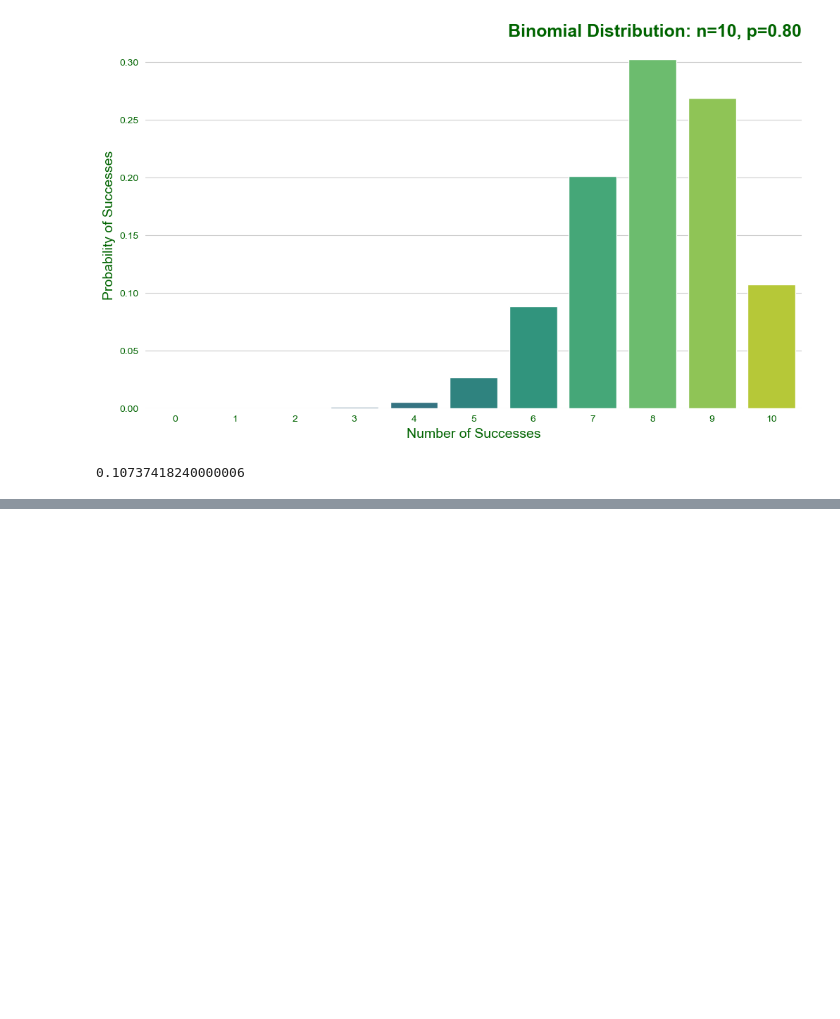
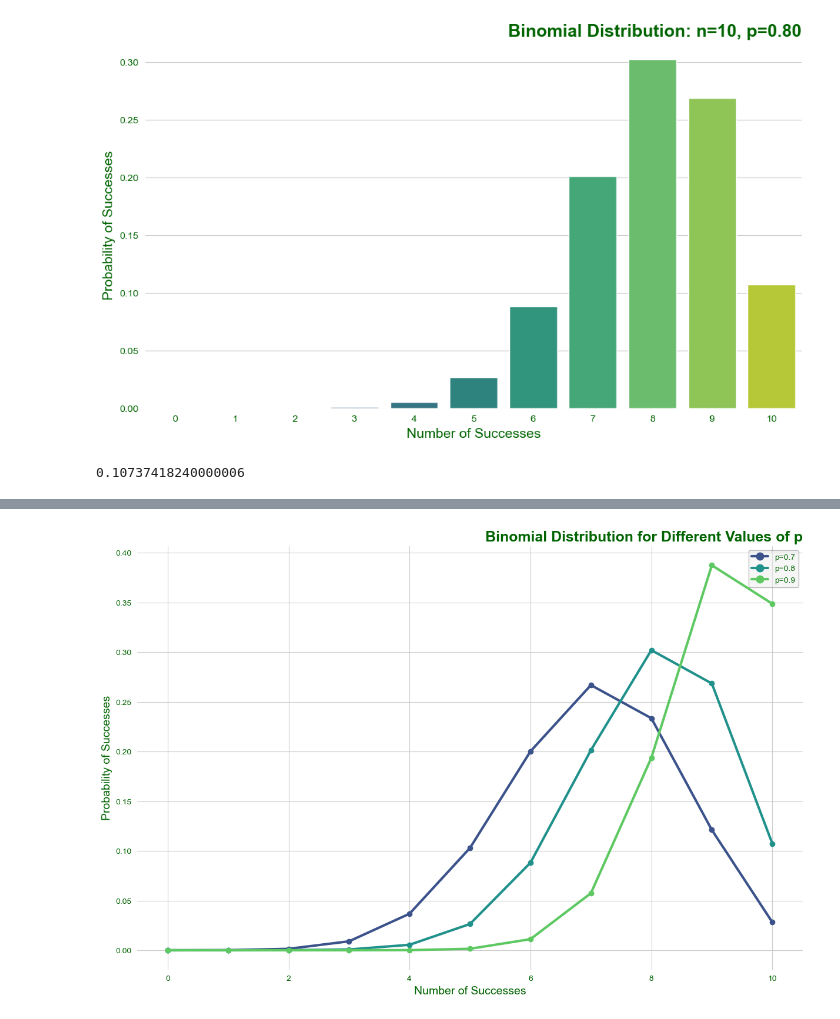
Before and after one commit to jackwychoi/SelfStudy_DataAnalysis, a Jupyter notebook: Distribution_Calculation.ipynb, the cells around one changed output, grey strips where cells are left out. Cells and saved outputs as stored; diff of their text form; code cells hidden in the pictures; blank space fills up the shorter version.

```diff
--- a/Distribution_Calculation.ipynb
+++ b/Distribution_Calculation.ipynb
@@ -51,0 +83,37 @@ binomial[10]
+# %%
+# Parameters
+n = 10
+k = range(n + 1)
+p_values = [0.70, 0.80, 0.90]
+
+# Set the style
+sns.set_style('whitegrid')
+colors = sns.color_palette("viridis", n_colors=len(p_values))
+
+# Plotting PMFs for different values of p
+plt.figure(figsize=(12, 8))
+
+for p, color in zip(p_values, colors):
+    binomial_pmf = [stats.binom.pmf(i, n, p) for i in k]
+    plt.plot(k, binomial_pmf, marker='o', linestyle='-', label=f'p={p}', color=color)
+
+
+sns.despine(left=True, bottom=True)
+
+# Setting the title and labels
+plt.title("Binomial Distribution for Different Values of p", fontsize=18, color='darkgreen')
+plt.xlabel("Number of Successes", fontsize=14, color='darkgreen')
+plt.ylabel("Probability of Successes", fontsize=14, color='darkgreen')
+
+
+plt.xticks(color='darkgreen')
+plt.yticks(color='darkgreen')
+
+# Add legend with darkgreen labels
+legend = plt.legend()
+for text in legend.get_texts():
+    text.set_color('darkgreen')
+
+plt.show()
+# %% [output]
+[figure, added]
```
Also changed, not shown: parts of 3 cells of this notebook.
